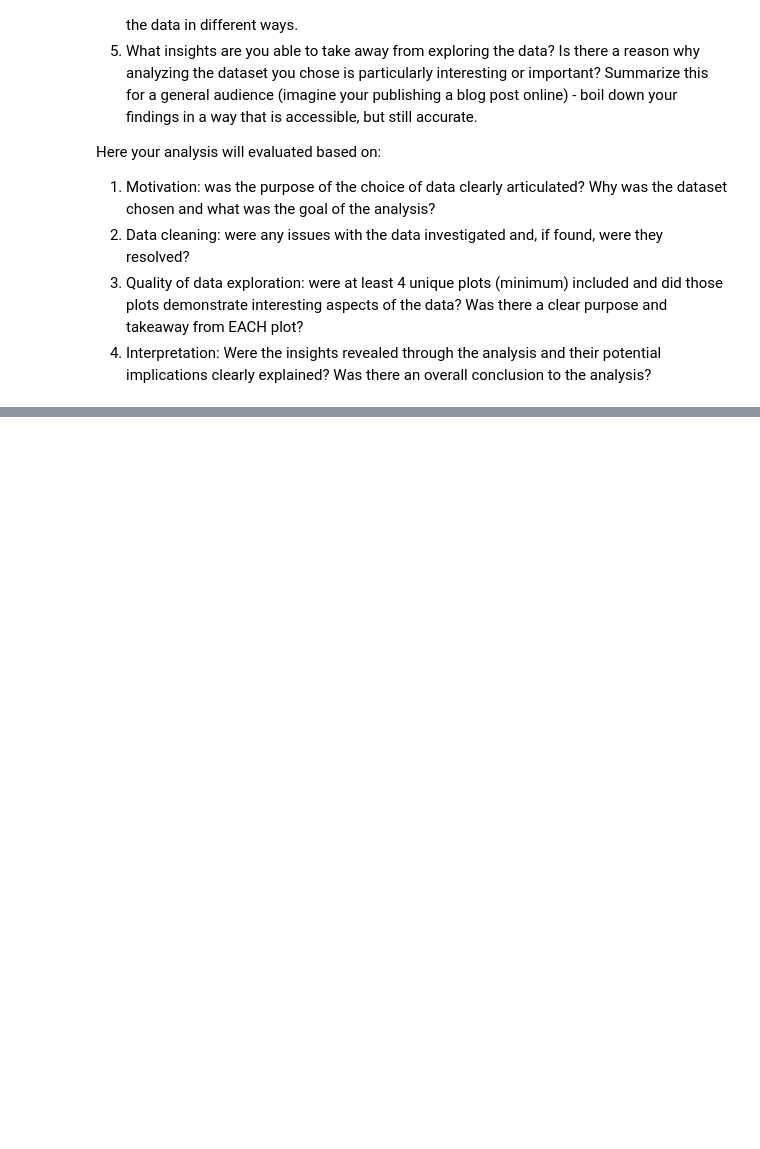
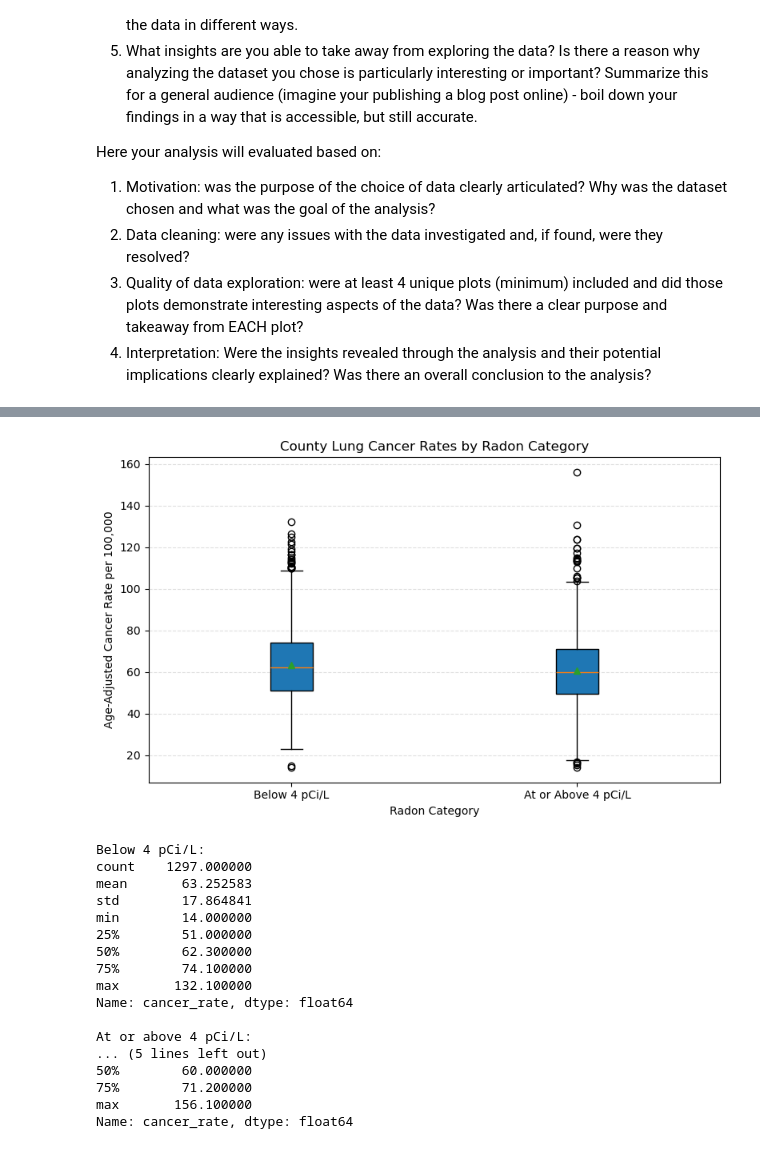
Before and after one commit to sarahbethea/csci547_ML, a Jupyter notebook: assignments/Assignment_1.ipynb, the cells around one changed output, grey strips where cells are left out. Saved outputs shown, nothing was run; the diff lists cells and outputs as text; code cells hidden in the pictures; blank space fills up the shorter version.

```diff
--- a/assignments/Assignment_1.ipynb
+++ b/assignments/Assignment_1.ipynb
@@ -572,0 +867,57 @@ Here your analysis will evaluated based on:
+# %%
+# Cancer rates below and above 4 pCi/L
+
+below_threshold = combined.loc[
+    combined["radon_level"] < 4,
+    "cancer_rate"
+]
+
+above_threshold = combined.loc[
+    combined["radon_level"] >= 4,
+    "cancer_rate"
+]
+
+plt.figure(figsize=(8, 5))
+
+plt.boxplot(
+    [below_threshold, above_threshold],
+    patch_artist=True,
+    showmeans=True
+)
+
+plt.xticks(
+    [1, 2],
+    ["Below 4 pCi/L", "At or Above 4 pCi/L"]
+)
+
+plt.title("County Lung Cancer Rates by Radon Category")
+plt.xlabel("Radon Category")
+plt.ylabel("Age-Adjusted Cancer Rate per 100,000")
+plt.grid(axis="y", linestyle="--", alpha=0.4)
+plt.tight_layout()
+plt.show()
+
+print("Below 4 pCi/L:")
+print(below_threshold.describe())
+
+print("\nAt or above 4 pCi/L:")
+print(above_threshold.describe())
+# %% [output]
+[figure, added]
+Below 4 pCi/L:
+count    1297.000000
+mean       63.252583
+std        17.864841
+min        14.000000
+25%        51.000000
+50%        62.300000
+75%        74.100000
+max       132.100000
+Name: cancer_rate, dtype: float64
+
+At or above 4 pCi/L:
+... (5 lines left out)
+50%        60.000000
+75%        71.200000
+max       156.100000
+Name: cancer_rate, dtype: float64
```
Also changed, not shown: parts of 17 cells of this notebook, 2 other files.
